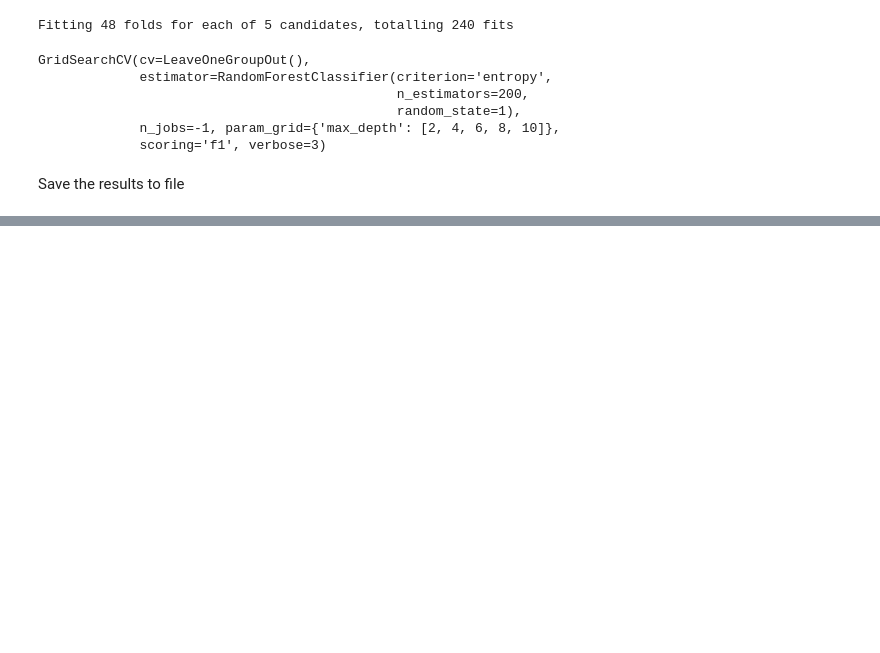
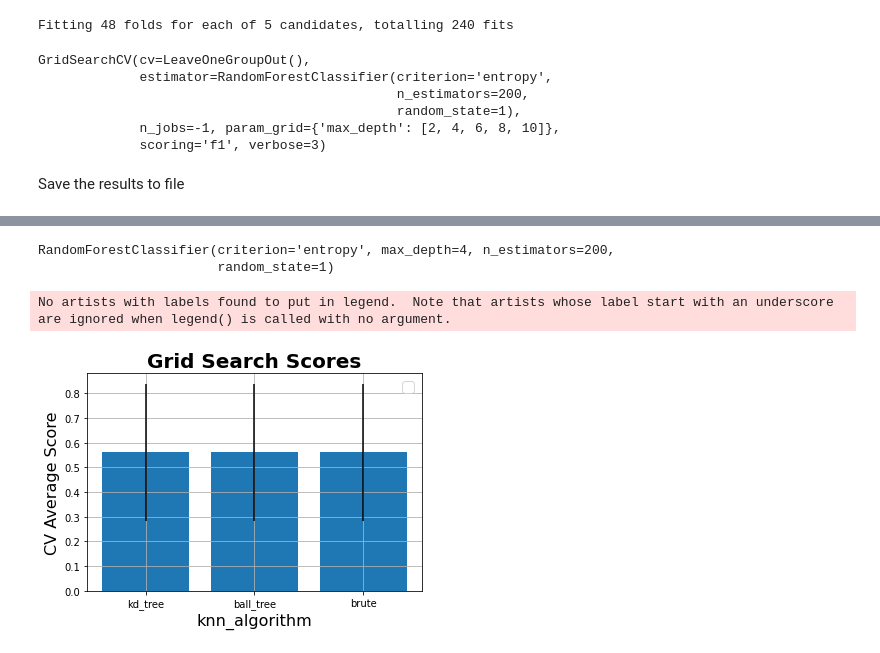
Before and after one commit to mikrzol/ML_bacteriophage_host_predicting, a Jupyter notebook: hyperparameter_tuning.ipynb, the cells around one changed output, grey strips where cells are left out. Cells and saved outputs as stored; diff of their text form; code cells hidden in the pictures; blank space fills up the shorter version.

```diff
--- a/hyperparameter_tuning.ipynb
+++ b/hyperparameter_tuning.ipynb
@@ -156,0 +336,11 @@ RandomForestClassifier(criterion='entropy', max_depth=4, n_estimators=200,
+# %%
+from sklearn.neighbors import KNeighborsClassifier
+
+pipe = Pipeline([
+    ('normalize', Normalizer()),
+    ('knn', KNeighborsClassifier())
+])
+
+params = {
+    'knn__algorithm': ['kd_tree', 'ball_tree', 'brute'],
+}
@@ -156,0 +349,3 @@ RandomForestClassifier(criterion='entropy', max_depth=4, n_estimators=200,
+# %%
+clf_knn = GridSearchCV(pipe, params, cv=logo, scoring='f1', n_jobs=-1, verbose=1)
+clf_knn.fit(X_learning, y_learning, groups=groups)
@@ -156,0 +414,10 @@ RandomForestClassifier(criterion='entropy', max_depth=4, n_estimators=200,
+# %%
+clf_rfc.best_estimator_
+# %% [output]
+RandomForestClassifier(criterion='entropy', max_depth=4, n_estimators=200,
+                       random_state=1)
+# %%
+plot_grid_search_one_param(clf_knn.cv_results_, params['knn__algorithm'], 'knn_algorithm')
+# %% [output]
+No artists with labels found to put in legend.  Note that artists whose label start with an underscore are ignored when legend() is called with no argument.
+[figure, added]
```
Also changed, not shown: parts of 79 cells of this notebook.
